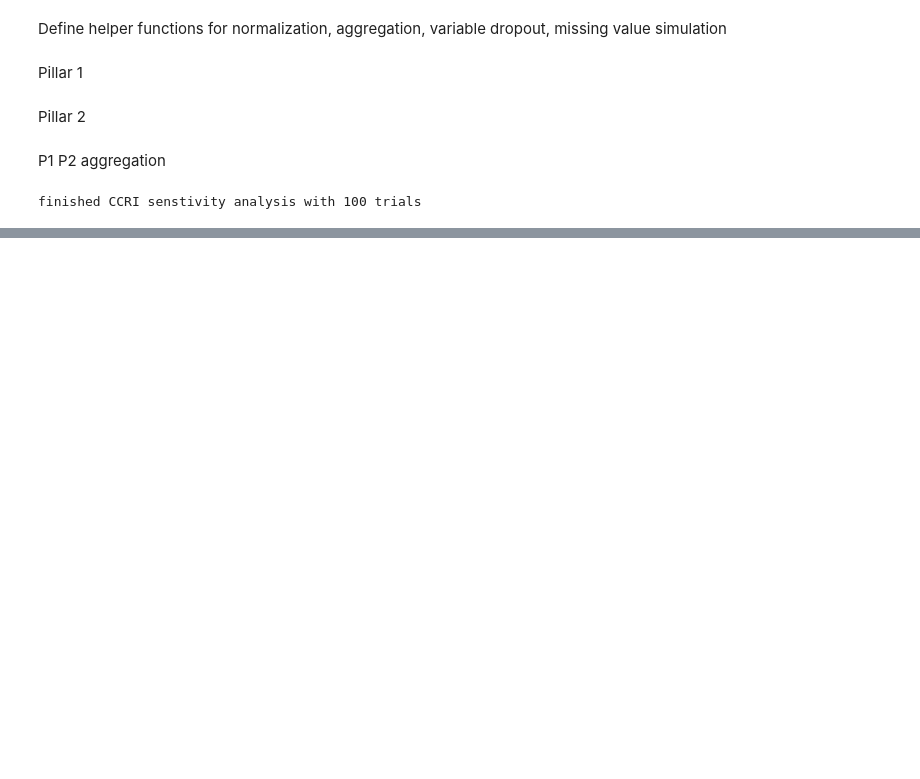
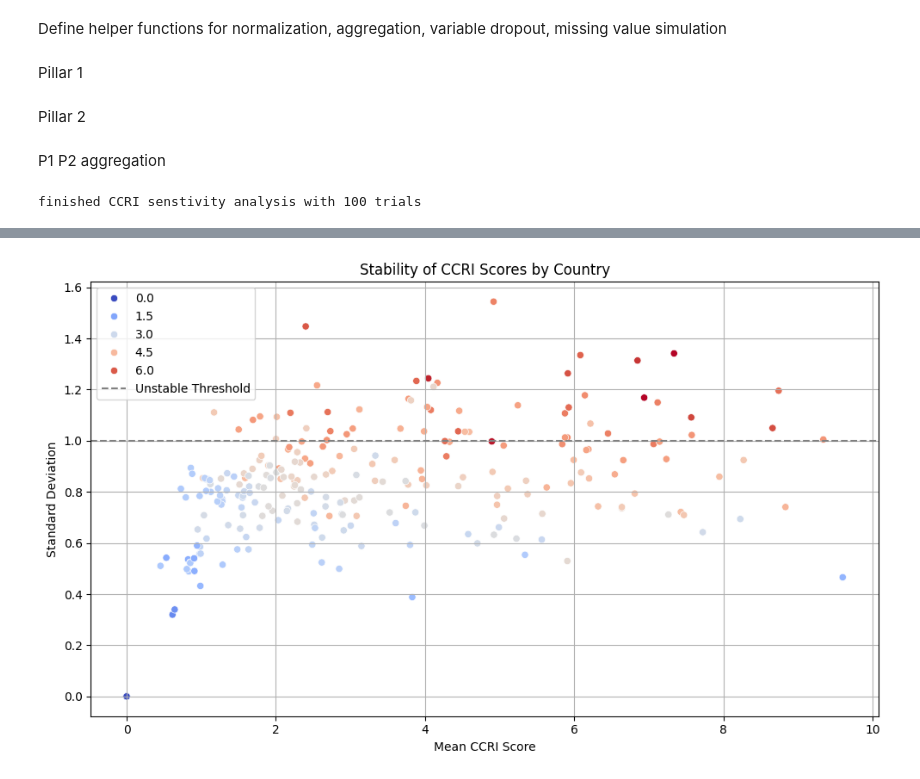
Before and after one commit to dohyung-kim/ccri, a Jupyter notebook: script/adm0/ccri_sensitivity_analysis_adm0.ipynb, the cells around one changed output, grey strips where cells are left out. Saved outputs shown, nothing was run; the diff lists cells and outputs as text; code cells hidden in the pictures; blank space fills up the shorter version.

```diff
--- a/script/adm0/ccri_sensitivity_analysis_adm0.ipynb
+++ b/script/adm0/ccri_sensitivity_analysis_adm0.ipynb
@@ -525,0 +526,23 @@ plt.show()
+# %%
+# Extract trial columns and drop ISO3 for numeric ops
+trial_cols = [col for col in child_pop_trials.columns if col.startswith('trial_')]
+data_only = child_pop_trials[trial_cols]
+
+# Compute stats
+summary_df = pd.DataFrame({
+    'ISO3': child_pop_trials['ISO3'],
+    'mean_score': data_only.mean(axis=1),
+    'std_dev': data_only.std(axis=1),
+    'min_score': data_only.min(axis=1),
+    'max_score': data_only.max(axis=1),
+    'range': data_only.max(axis=1) - data_only.min(axis=1),
+    'coefficient_of_variation': data_only.std(axis=1) / data_only.mean(axis=1)
+})
+
+# Countries with high variability
+high_variability = summary_df[summary_df['std_dev'] > 1.0]  # example threshold
+
+# Or flag top N most unstable
+top_unstable = summary_df.sort_values(by='std_dev', ascending=False).head(10)
+
+top_unstable
@@ -525,0 +561,16 @@ plt.show()
+# %%
+import seaborn as sns
+import matplotlib.pyplot as plt
+
+plt.figure(figsize=(10, 6))
+sns.scatterplot(data=summary_df, x='mean_score', y='std_dev', hue='range', palette='coolwarm')
+plt.axhline(1.0, color='gray', linestyle='--', label='Unstable Threshold')
+plt.xlabel("Mean CCRI Score")
+plt.ylabel("Standard Deviation")
+plt.title("Stability of CCRI Scores by Country")
+plt.legend()
+plt.grid(True)
+plt.tight_layout()
+plt.show()
+# %% [output]
+[figure, added]
```
Also changed, not shown: parts of 7 cells of this notebook.
